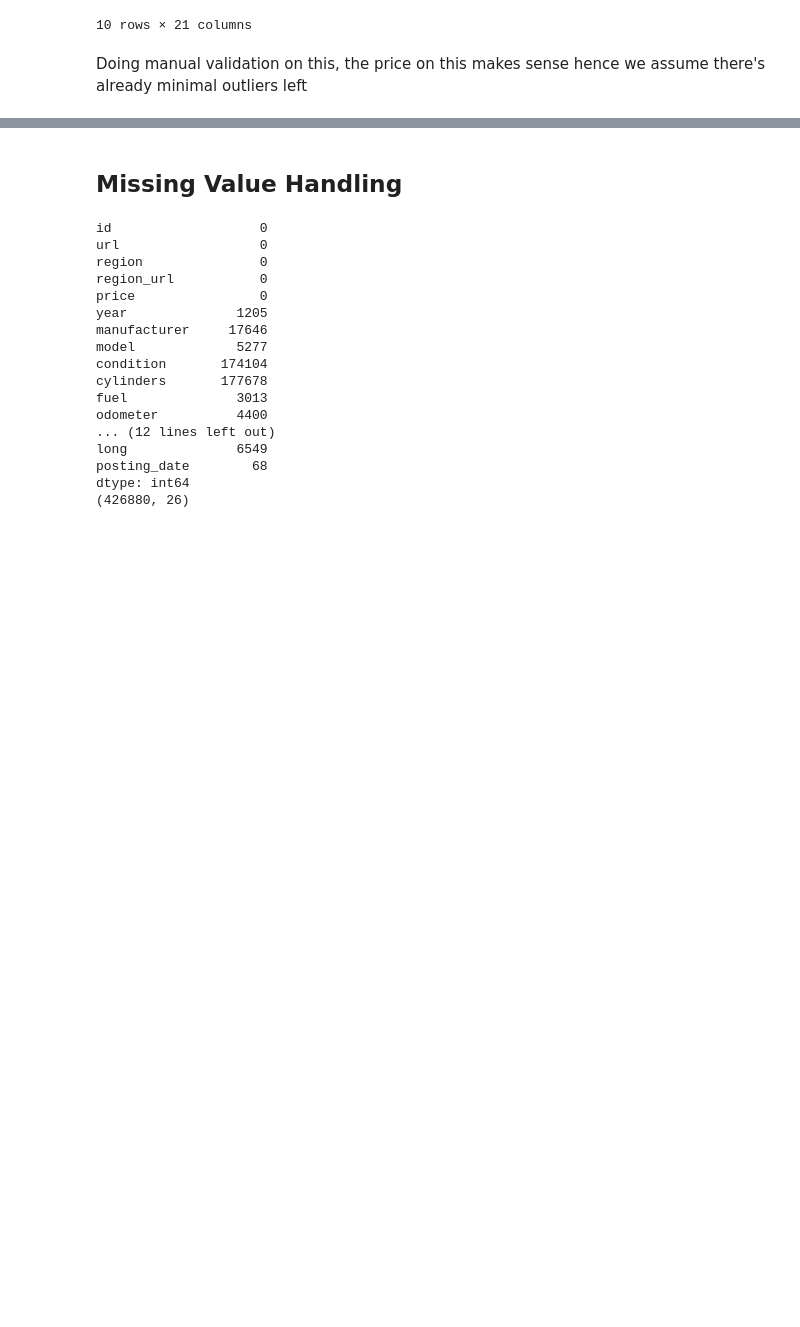
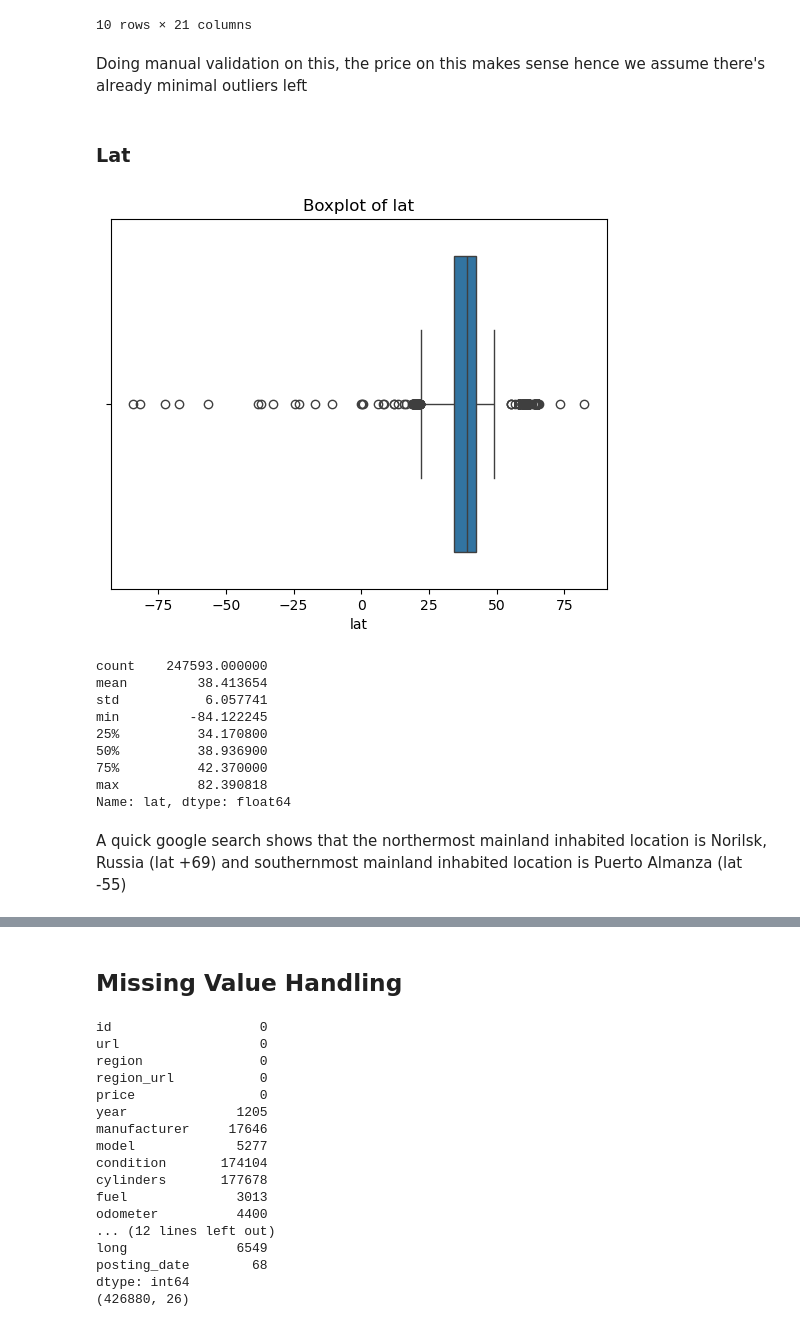
Before and after one commit to RandyTunru/Used-Cars-Exploratory-Analysis-and-Modelling, a Jupyter notebook: index.ipynb, the cells around one changed output, grey strips where cells are left out. Drawn from its saved outputs; the diff is of its cells as text; code cells hidden in the pictures; blank space fills up the shorter version.

```diff
--- a/index.ipynb
+++ b/index.ipynb
@@ -333,0 +333,21 @@ Doing manual validation on this, the price on this  makes sense hence we assume
+# %% [markdown]
+### Lat
+# %%
+sns.boxplot(x=main_dataset["lat"])
+plt.title(f"Boxplot of lat")
+plt.xlabel('lat')
+plt.show()
+print(main_dataset["lat"].describe())
+# %% [output]
+[figure, added]
+count    247593.000000
+mean         38.413654
+std           6.057741
+min         -84.122245
+25%          34.170800
+50%          38.936900
+75%          42.370000
+max          82.390818
+Name: lat, dtype: float64
+# %% [markdown]
+A quick google search shows that the northermost mainland inhabited location is Norilsk, Russia (lat +69) and southernmost mainland inhabited location is Puerto Almanza (lat -55)
```
Also changed, not shown: parts of 4 cells of this notebook.
